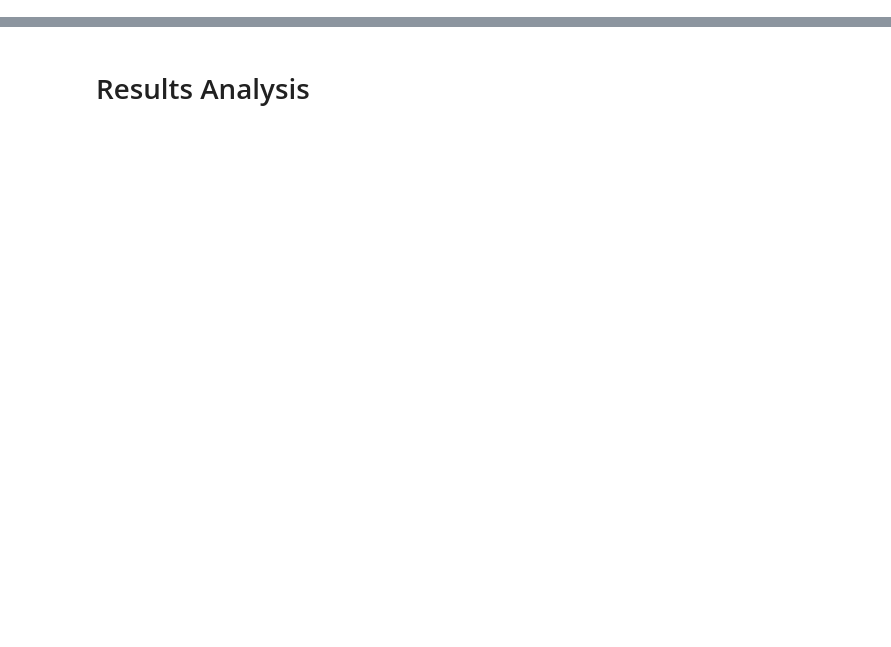
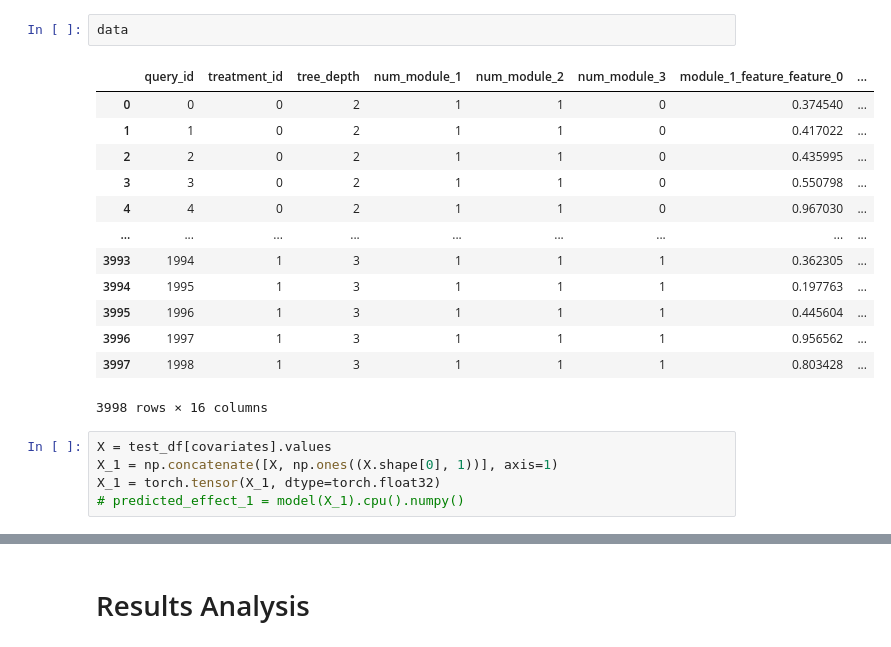
Before and after one commit to KDL-umass/compositional_models_cate, a Jupyter notebook: notebooks/synthetic_dgp_analysis.ipynb, the cells around one changed output, grey strips where cells are left out. Cells and saved outputs as stored; diff of their text form; blank space fills up the shorter version.

```diff
--- a/notebooks/synthetic_dgp_analysis.ipynb
+++ b/notebooks/synthetic_dgp_analysis.ipynb
@@ -257,0 +200,21 @@ array([ 4.62372697e+00,  4.49276679e+00,  2.45160936e+00,  3.03521572e+00,
+# %%
+data
+# %% [output]
+|  | query_id | treatment_id | tree_depth | num_module_1 | num_module_2 | num_module_3 | module_1_feature_feature_0 | ... |
+| 0 | 0 | 0 | 2 | 1 | 1 | 0 | 0.374540 | ... |
+| 1 | 1 | 0 | 2 | 1 | 1 | 0 | 0.417022 | ... |
+| 2 | 2 | 0 | 2 | 1 | 1 | 0 | 0.435995 | ... |
+| 3 | 3 | 0 | 2 | 1 | 1 | 0 | 0.550798 | ... |
+| 4 | 4 | 0 | 2 | 1 | 1 | 0 | 0.967030 | ... |
+| ... | ... | ... | ... | ... | ... | ... | ... | ... |
+| 3993 | 1994 | 1 | 3 | 1 | 1 | 1 | 0.362305 | ... |
+| 3994 | 1995 | 1 | 3 | 1 | 1 | 1 | 0.197763 | ... |
+| 3995 | 1996 | 1 | 3 | 1 | 1 | 1 | 0.445604 | ... |
+| 3996 | 1997 | 1 | 3 | 1 | 1 | 1 | 0.956562 | ... |
+| 3997 | 1998 | 1 | 3 | 1 | 1 | 1 | 0.803428 | ... |
+3998 rows × 16 columns
+# %%
+X = test_df[covariates].values
+X_1 = np.concatenate([X, np.ones((X.shape[0], 1))], axis=1)
+X_1 = torch.tensor(X_1, dtype=torch.float32)
+# predicted_effect_1 = model(X_1).cpu().numpy()
```
Also changed, not shown: parts of 19 cells of this notebook, 2 other files.
